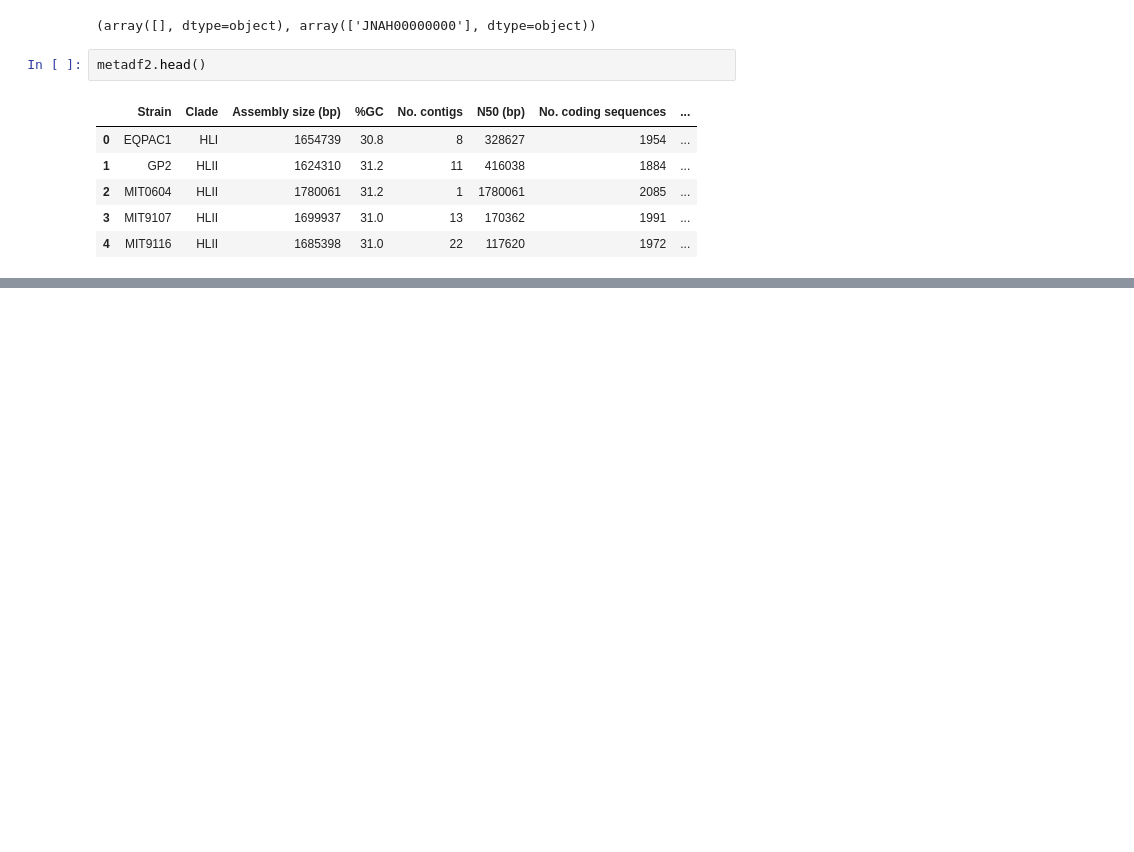
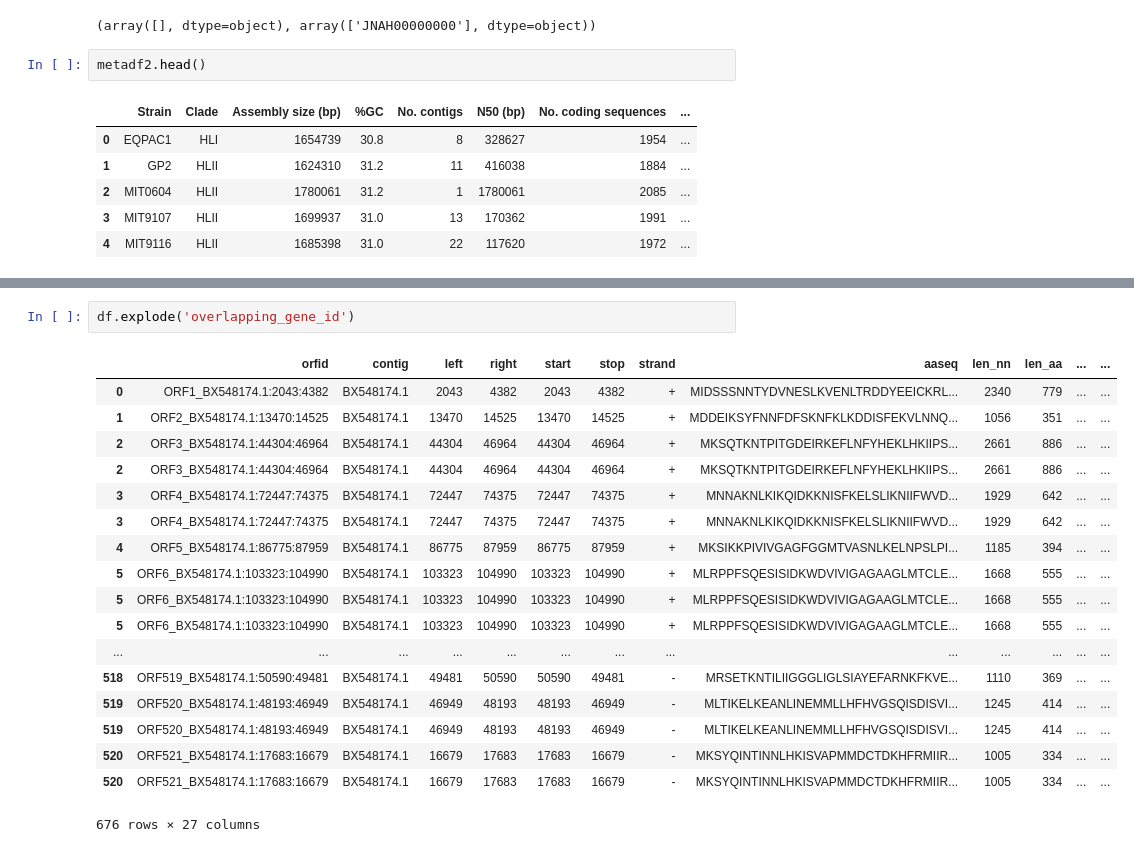
Before and after one commit to wosnat/sep, a Jupyter notebook: find orfs.ipynb, the cells around one changed output, grey strips where cells are left out. Saved outputs shown, nothing was run; the diff lists cells and outputs as text; blank space fills up the shorter version.

```diff
--- a/find orfs.ipynb
+++ b/find orfs.ipynb
@@ -137,0 +154,21 @@ metadf2.head()
+# %%
+df.explode('overlapping_gene_id')
+# %% [output]
+|  | orfid | contig | left | right | start | stop | strand | aaseq | len_nn | len_aa | ... | ... |
+| 0 | ORF1_BX548174.1:2043:4382 | BX548174.1 | 2043 | 4382 | 2043 | 4382 | + | MIDSSSNNTYDVNESLKVENLTRDDYEEICKRL... | 2340 | 779 | ... | ... |
+| 1 | ORF2_BX548174.1:13470:14525 | BX548174.1 | 13470 | 14525 | 13470 | 14525 | + | MDDEIKSYFNNFDFSKNFKLKDDISFEKVLNNQ... | 1056 | 351 | ... | ... |
+| 2 | ORF3_BX548174.1:44304:46964 | BX548174.1 | 44304 | 46964 | 44304 | 46964 | + | MKSQTKNTPITGDEIRKEFLNFYHEKLHKIIPS... | 2661 | 886 | ... | ... |
+| 2 | ORF3_BX548174.1:44304:46964 | BX548174.1 | 44304 | 46964 | 44304 | 46964 | + | MKSQTKNTPITGDEIRKEFLNFYHEKLHKIIPS... | 2661 | 886 | ... | ... |
+| 3 | ORF4_BX548174.1:72447:74375 | BX548174.1 | 72447 | 74375 | 72447 | 74375 | + | MNNAKNLKIKQIDKKNISFKELSLIKNIIFWVD... | 1929 | 642 | ... | ... |
+| 3 | ORF4_BX548174.1:72447:74375 | BX548174.1 | 72447 | 74375 | 72447 | 74375 | + | MNNAKNLKIKQIDKKNISFKELSLIKNIIFWVD... | 1929 | 642 | ... | ... |
+| 4 | ORF5_BX548174.1:86775:87959 | BX548174.1 | 86775 | 87959 | 86775 | 87959 | + | MKSIKKPIVIVGAGFGGMTVASNLKELNPSLPI... | 1185 | 394 | ... | ... |
+| 5 | ORF6_BX548174.1:103323:104990 | BX548174.1 | 103323 | 104990 | 103323 | 104990 | + | MLRPPFSQESISIDKWDVIVIGAGAAGLMTCLE... | 1668 | 555 | ... | ... |
+| 5 | ORF6_BX548174.1:103323:104990 | BX548174.1 | 103323 | 104990 | 103323 | 104990 | + | MLRPPFSQESISIDKWDVIVIGAGAAGLMTCLE... | 1668 | 555 | ... | ... |
+| 5 | ORF6_BX548174.1:103323:104990 | BX548174.1 | 103323 | 104990 | 103323 | 104990 | + | MLRPPFSQESISIDKWDVIVIGAGAAGLMTCLE... | 1668 | 555 | ... | ... |
+| ... | ... | ... | ... | ... | ... | ... | ... | ... | ... | ... | ... | ... |
+| 518 | ORF519_BX548174.1:50590:49481 | BX548174.1 | 49481 | 50590 | 50590 | 49481 | - | MRSETKNTILIIGGGLIGLSIAYEFARNKFKVE... | 1110 | 369 | ... | ... |
+| 519 | ORF520_BX548174.1:48193:46949 | BX548174.1 | 46949 | 48193 | 48193 | 46949 | - | MLTIKELKEANLINEMMLLHFHVGSQISDISVI... | 1245 | 414 | ... | ... |
+| 519 | ORF520_BX548174.1:48193:46949 | BX548174.1 | 46949 | 48193 | 48193 | 46949 | - | MLTIKELKEANLINEMMLLHFHVGSQISDISVI... | 1245 | 414 | ... | ... |
+| 520 | ORF521_BX548174.1:17683:16679 | BX548174.1 | 16679 | 17683 | 17683 | 16679 | - | MKSYQINTINNLHKISVAPMMDCTDKHFRMIIR... | 1005 | 334 | ... | ... |
+| 520 | ORF521_BX548174.1:17683:16679 | BX548174.1 | 16679 | 17683 | 17683 | 16679 | - | MKSYQINTINNLHKISVAPMMDCTDKHFRMIIR... | 1005 | 334 | ... | ... |
+676 rows × 27 columns
```
Also changed, not shown: parts of 2 cells of this notebook.
